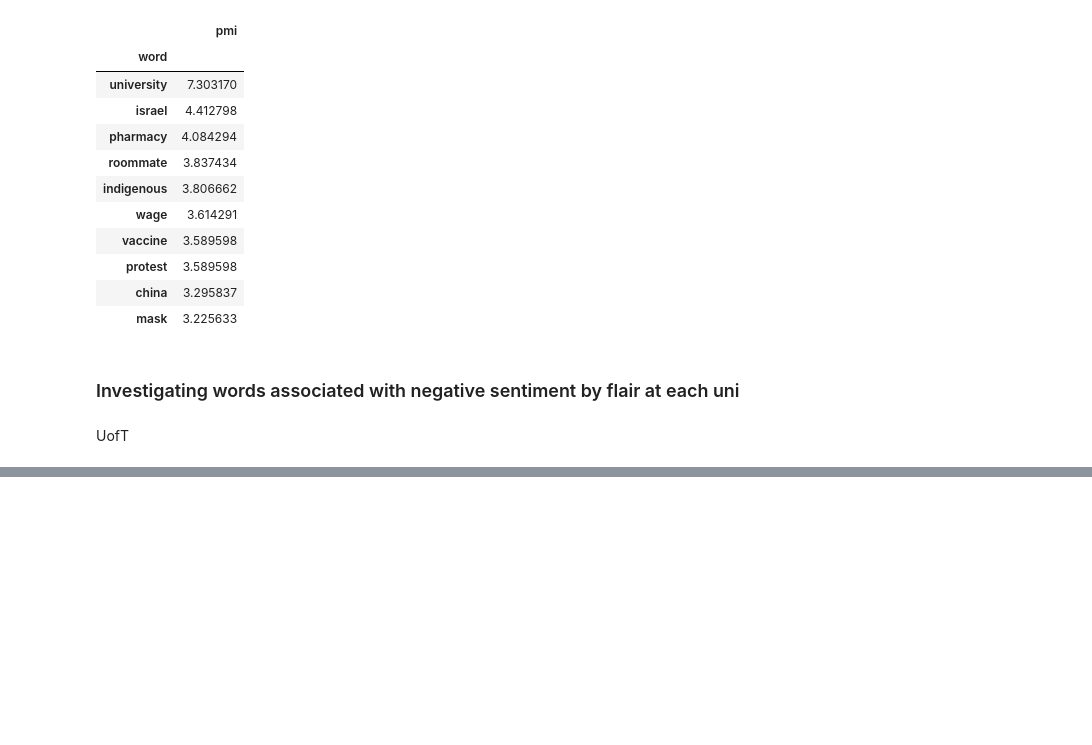
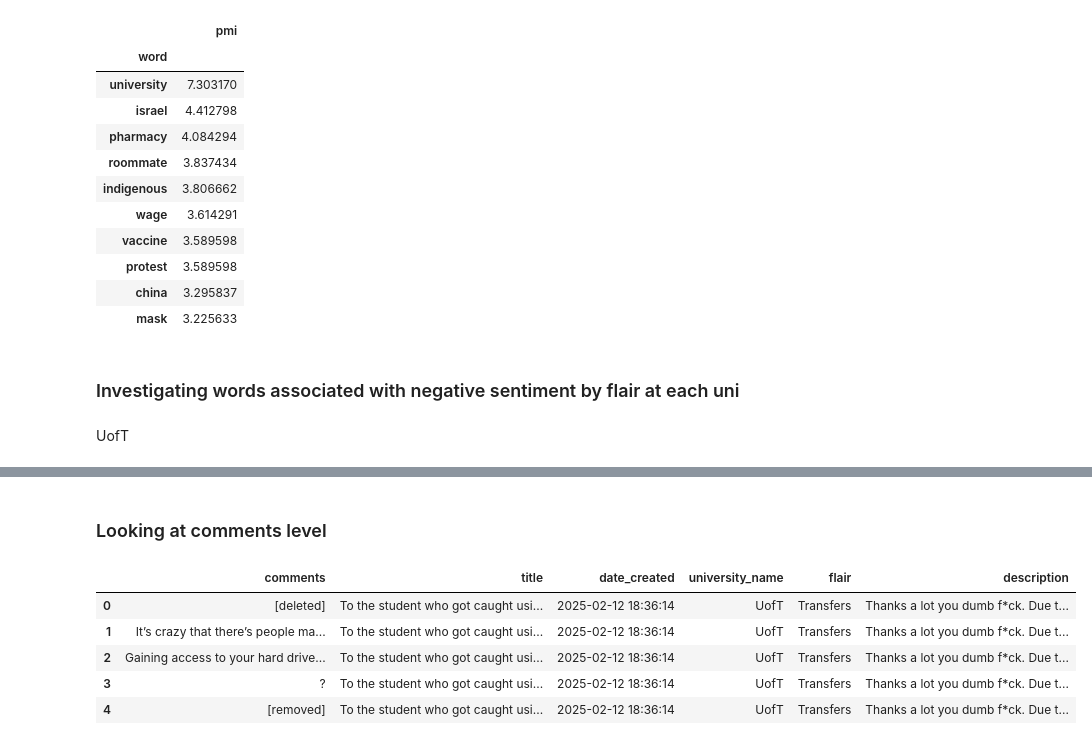
Before and after one commit to grace-ylin/uni-sentiment-analysis, a Jupyter notebook: data-collection/flairs.ipynb, the cells around one changed output, grey strips where cells are left out. Drawn from its saved outputs; the diff is of its cells as text; code cells hidden in the pictures; blank space fills up the shorter version.

```diff
--- a/data-collection/flairs.ipynb
+++ b/data-collection/flairs.ipynb
@@ -476,4 +456,0 @@ finish      2.639057
-# %%
-complaint_keywords = ['hate', 'terrible', 'awful', 'useless', 'complain', 'suck', 'scam', 'trash', 'unfair', 'lazy']
-
-df['is_complaint'] = df['lemmatized_tokens'].apply(lambda tokens: any(word in complaint_keywords for word in tokens))
@@ -496,0 +481,25 @@ complaints_df
+# %% [markdown]
+### Looking at comments level
+# %%
+comment_rows = []
+
+for _, row in df.iterrows():
+    for comment in eval(row['comments']):
+        comment_rows.append({
+            'comments': comment,
+            'title': row['title'],
+            'date_created': row['date_created'],
+            'university_name': row['university'],
+            'flair': row['flair'],
+            'description': row['description']
+        })
+
+comments_df = pd.DataFrame(comment_rows)
+comments_df.head()
+# %% [output]
+|  | comments | title | date_created | university_name | flair | description |
+| 0 | [deleted] | To the student who got caught usi... | 2025-02-12 18:36:14 | UofT | Transfers | Thanks a lot you dumb f*ck. Due t... |
+| 1 | It’s crazy that there’s people ma... | To the student who got caught usi... | 2025-02-12 18:36:14 | UofT | Transfers | Thanks a lot you dumb f*ck. Due t... |
+| 2 | Gaining access to your hard drive... | To the student who got caught usi... | 2025-02-12 18:36:14 | UofT | Transfers | Thanks a lot you dumb f*ck. Due t... |
+| 3 | ? | To the student who got caught usi... | 2025-02-12 18:36:14 | UofT | Transfers | Thanks a lot you dumb f*ck. Due t... |
+| 4 | [removed] | To the student who got caught usi... | 2025-02-12 18:36:14 | UofT | Transfers | Thanks a lot you dumb f*ck. Due t... |
```
Also changed, not shown: parts of 22 cells of this notebook, 1 other file.
